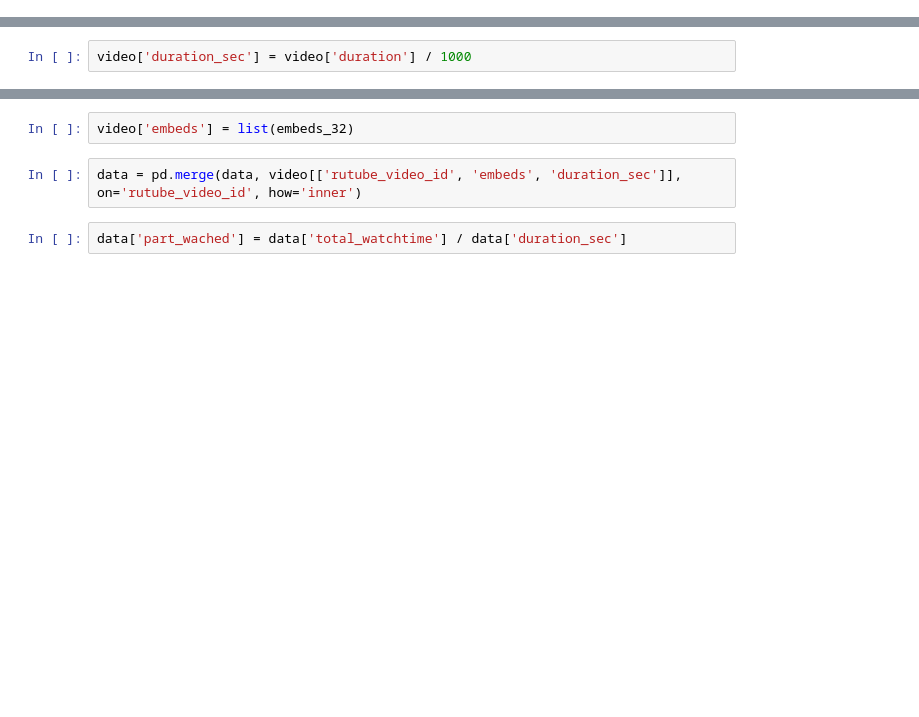
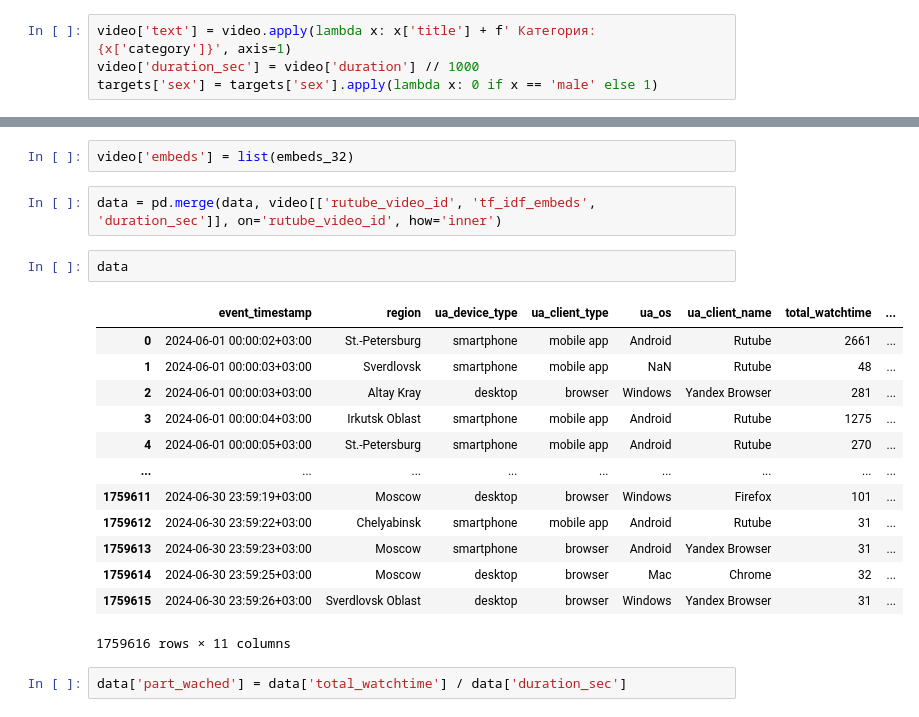
Before and after one commit to Paspasuy/SocDemPrediction, a Jupyter notebook: personal/knifeman/video_embeddings.ipynb, the cells around one changed output, grey strips where cells are left out. Drawn from its saved outputs; the diff is of its cells as text; blank space fills up the shorter version.

```diff
--- a/personal/knifeman/video_embeddings.ipynb
+++ b/personal/knifeman/video_embeddings.ipynb
@@ -87,3 +86,7 @@ path = "../../data/"
 data = pd.read_csv(path + 'train_events.csv')
 video = pd.read_csv(path + 'video_info_v2.csv')
 targets = pd.read_csv(path + 'train_targets.csv')
+# %%
+video['text'] = video.apply(lambda x: x['title'] + f' Категория: {x['category']}', axis=1)
+video['duration_sec'] = video['duration'] // 1000
+targets['sex'] = targets['sex'].apply(lambda x: 0 if x == 'male' else 1)
@@ -179,14 +272,28 @@ Classification report for gender prediction:
                     accuracy                           0.61     96296
                    macro avg       0.57      0.40      0.44     96296
                 weighted avg       0.61      0.61      0.60     96296
-# %%
-video['duration_sec'] = video['duration'] / 1000
 # %%
 video[[f'embeds_{i}' for i in range(32)]] = embeds_32
 # %%
 video['embeds'] = list(embeds_32)
 # %%
-data = pd.merge(data, video[['rutube_video_id', 'embeds', 'duration_sec']], on='rutube_video_id', how='inner')
+data = pd.merge(data, video[['rutube_video_id', 'tf_idf_embeds', 'duration_sec']], on='rutube_video_id', how='inner')
+# %%
+data
+# %% [output]
+|  | event_timestamp | region | ua_device_type | ua_client_type | ua_os | ua_client_name | total_watchtime | ... |
+| 0 | 2024-06-01 00:00:02+03:00 | St.-Petersburg | smartphone | mobile app | Android | Rutube | 2661 | ... |
+| 1 | 2024-06-01 00:00:03+03:00 | Sverdlovsk | smartphone | mobile app | NaN | Rutube | 48 | ... |
+| 2 | 2024-06-01 00:00:03+03:00 | Altay Kray | desktop | browser | Windows | Yandex Browser | 281 | ... |
+| 3 | 2024-06-01 00:00:04+03:00 | Irkutsk Oblast | smartphone | mobile app | Android | Rutube | 1275 | ... |
+| 4 | 2024-06-01 00:00:05+03:00 | St.-Petersburg | smartphone | mobile app | Android | Rutube | 270 | ... |
+| ... | ... | ... | ... | ... | ... | ... | ... | ... |
+| 1759611 | 2024-06-30 23:59:19+03:00 | Moscow | desktop | browser | Windows | Firefox | 101 | ... |
+| 1759612 | 2024-06-30 23:59:22+03:00 | Chelyabinsk | smartphone | mobile app | Android | Rutube | 31 | ... |
+| 1759613 | 2024-06-30 23:59:23+03:00 | Moscow | smartphone | browser | Android | Yandex Browser | 31 | ... |
+| 1759614 | 2024-06-30 23:59:25+03:00 | Moscow | desktop | browser | Mac | Chrome | 32 | ... |
+| 1759615 | 2024-06-30 23:59:26+03:00 | Sverdlovsk Oblast | desktop | browser | Windows | Yandex Browser | 31 | ... |
+1759616 rows × 11 columns
 # %%
 data['part_wached'] = data['total_watchtime'] / data['duration_sec']
 # %%
```
Also changed, not shown: parts of 39 cells of this notebook.
